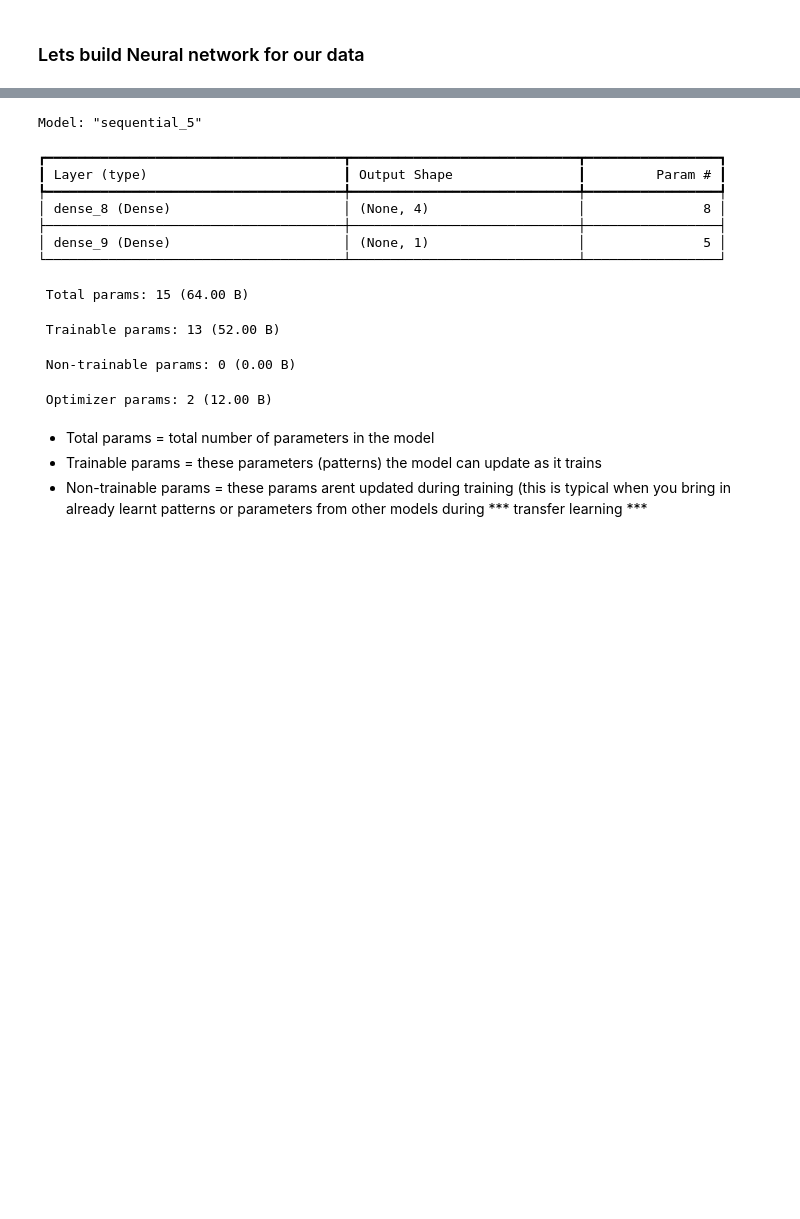
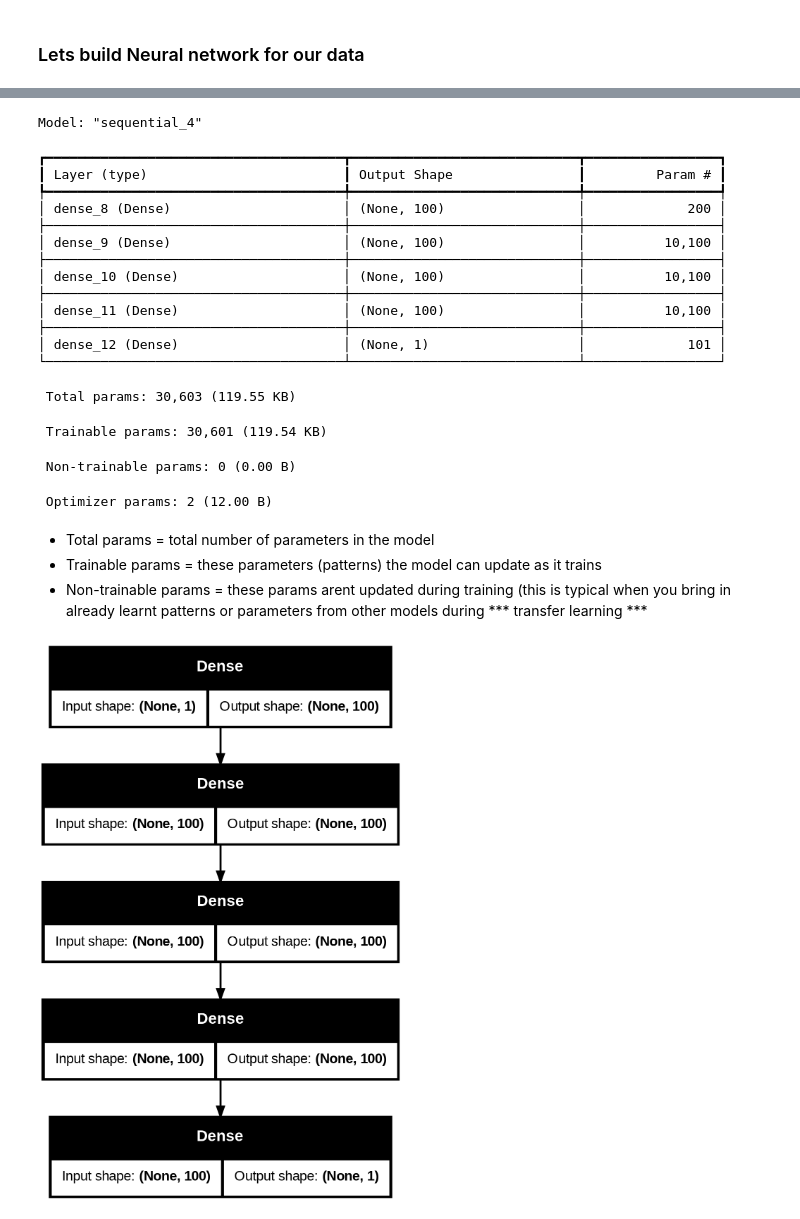
Before and after one commit to desaraju02/ai_ml_dl, a Jupyter notebook: 01_nn_regression_with_tf.ipynb, the cells around one changed output, grey strips where cells are left out. Cells and saved outputs as stored; diff of their text form; code cells hidden in the pictures; blank space fills up the shorter version.

```diff
--- a/01_nn_regression_with_tf.ipynb
+++ b/01_nn_regression_with_tf.ipynb
@@ -246,12 +246,15 @@ plt.legend()
 ### Lets build Neural network for our data
 # %%
 model = tf.keras.Sequential([
-    tf.keras.layers.Dense(4),
+    tf.keras.layers.Dense(100, activation="relu"),
+    tf.keras.layers.Dense(100, activation="relu"),
+    tf.keras.layers.Dense(100, activation="relu"),
+    tf.keras.layers.Dense(100, activation="relu"),
     tf.keras.layers.Dense(1)
 
 ])
 
 model.compile(loss=tf.keras.losses.mae, optimizer=tf.keras.optimizers.SGD(), metrics=["mae"])
 
-model.fit(tf.expand_dims(X_train,axis=-1),y_train,epochs=5)
+model.fit(tf.expand_dims(X_train,axis=-1),y_train,epochs=100)
 # %% [output]
@@ -269,16 +279,22 @@ Epoch 5/5
 # %%
 model.summary()
 # %% [output]
-Model: "sequential_5"
+Model: "sequential_4"
 ┏━━━━━━━━━━━━━━━━━━━━━━━━━━━━━━━━━━━━━━┳━━━━━━━━━━━━━━━━━━━━━━━━━━━━━┳━━━━━━━━━━━━━━━━━┓
 ┃ Layer (type)                         ┃ Output Shape                ┃         Param # ┃
 ┡━━━━━━━━━━━━━━━━━━━━━━━━━━━━━━━━━━━━━━╇━━━━━━━━━━━━━━━━━━━━━━━━━━━━━╇━━━━━━━━━━━━━━━━━┩
-│ dense_8 (Dense)                      │ (None, 4)                   │               8 │
+│ dense_8 (Dense)                      │ (None, 100)                 │             200 │
 ├──────────────────────────────────────┼─────────────────────────────┼─────────────────┤
-│ dense_9 (Dense)                      │ (None, 1)                   │               5 │
+│ dense_9 (Dense)                      │ (None, 100)                 │          10,100 │
+├──────────────────────────────────────┼─────────────────────────────┼─────────────────┤
+│ dense_10 (Dense)                     │ (None, 100)                 │          10,100 │
+├──────────────────────────────────────┼─────────────────────────────┼─────────────────┤
+│ dense_11 (Dense)                     │ (None, 100)                 │          10,100 │
+├──────────────────────────────────────┼─────────────────────────────┼─────────────────┤
+│ dense_12 (Dense)                     │ (None, 1)                   │             101 │
 └──────────────────────────────────────┴─────────────────────────────┴─────────────────┘
- Total params: 15 (64.00 B)
+ Total params: 30,603 (119.55 KB)
- Trainable params: 13 (52.00 B)
+ Trainable params: 30,601 (119.54 KB)
  Non-trainable params: 0 (0.00 B)
  Optimizer params: 2 (12.00 B)
 # %%
@@ -289,0 +308,4 @@ tf.random.set_seed(42)
+# %%
+plot_model(model, show_shapes=True)
+# %% [output]
+[figure, added]
```
Also changed, not shown: parts of 14 cells of this notebook.
